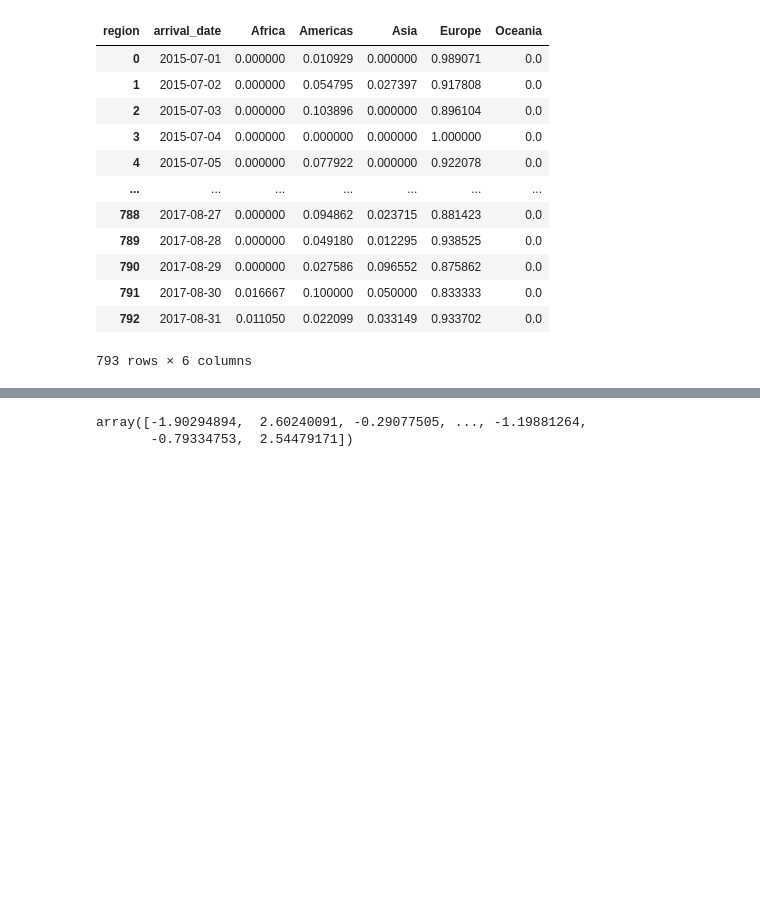
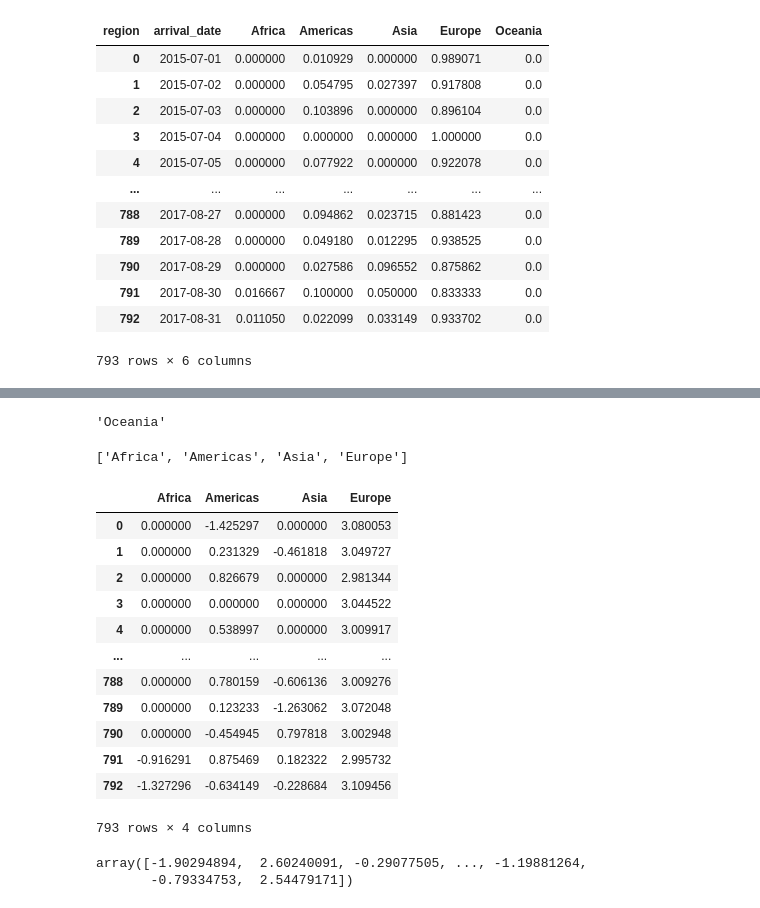
Before and after one commit to avisionh/analysis-structuralbreak, a Jupyter notebook: docs/content/features/01_01_datawrangle.ipynb, the cells around one changed output, grey strips where cells are left out. Saved outputs shown, nothing was run; the diff lists cells and outputs as text; code cells hidden in the pictures; blank space fills up the shorter version.

```diff
--- a/docs/content/features/01_01_datawrangle.ipynb
+++ b/docs/content/features/01_01_datawrangle.ipynb
@@ -30,20 +30,27 @@ InteractiveShell.ast_node_interactivity = "all"
 
 # put in a python script
 # create custom additive log-ratio function
-def func_alr(mat, div):
+def func_alr(mat, div, col_names):
 
     # check to see division can happen /log(0)
 
-    # take vectors from input `mat` excluding `div`
-    numerator = mat.drop(div, axis = 1)
+    # take vectors from input array `mat`, excluding column index, `div`
+    numerator = np.delete(arr = mat, obj = div, axis = 1)
     # take vector for `div`
-    denominator = mat[div]
+    denominator = mat[:, div]
 
     # take logs - should find way to call a package within a function
     lnum = np.log(numerator)
     lden = np.log(denominator)
 
-    return (lnum - lden).squeeze()
+    # subtract 'div' vector from every 'column' in matrix, 'mat'
+    # https://stackoverflow.com/questions/26333005/numpy-subtract-every-row-of-matrix-by-vector
+    output = (lnum.transpose() - lden).transpose()
+
+    # convert array output to dataframe
+    output = pd.DataFrame(data = output, columns = col_names)
+
+    return output
 # %%
 # pass in variable from other notebook
 %store -r data_hotel
@@ -268,11 +275,13 @@ data_pivot
 793 rows × 6 columns
 # %%
 x = data_pivot.loc[:, 'Africa':'Oceania']
+# store column names for later when re-creating dataframe
+col_names = list(x)
 x
 # apply multiplicative replacement strategy to replace 0s
-data_pivot.loc[:, 'Africa':'Oceania'] = multiplicative_replacement(x)
-data_pivot
-func_alr(x, div = 'Oceania')
+x = multiplicative_replacement(x)
+# note, returns an array
+x
 # %% [output]
 | region | Africa | Americas | Asia | Europe | Oceania |
 | 0 | 0.000000 | 0.010929 | 0.000000 | 0.989071 | 0.0 |
@@ -316,2 +306,34 @@ func_alr(x, div = 'Oceania')
+# %%
+# get index of 'Oceania' column
+index_denominator = col_names.index('Oceania')
+# remove this index from list of column names
+col_names.pop(index_denominator)
+# %% [output]
+'Oceania'
+['Africa', 'Americas', 'Asia', 'Europe']
+# %%
+# get index of 'Oceania' column
+#index_denominator = col_names.index('Oceania')
+# remove this index from list of column names
+#col_names.pop(index_denominator)
+
+# divide by 'Oceania' column, which is 5th index
+func_alr(mat = x, div = index_denominator, col_names = col_names)
+
+#data_join['alr_guests'] = x
+# %% [output]
+|  | Africa | Americas | Asia | Europe |
+| 0 | 0.000000 | -1.425297 | 0.000000 | 3.080053 |
+| 1 | 0.000000 | 0.231329 | -0.461818 | 3.049727 |
+| 2 | 0.000000 | 0.826679 | 0.000000 | 2.981344 |
+| 3 | 0.000000 | 0.000000 | 0.000000 | 3.044522 |
+| 4 | 0.000000 | 0.538997 | 0.000000 | 3.009917 |
+| ... | ... | ... | ... | ... |
+| 788 | 0.000000 | 0.780159 | -0.606136 | 3.009276 |
+| 789 | 0.000000 | 0.123233 | -1.263062 | 3.072048 |
+| 790 | 0.000000 | -0.454945 | 0.797818 | 3.002948 |
+| 791 | -0.916291 | 0.875469 | 0.182322 | 2.995732 |
+| 792 | -1.327296 | -0.634149 | -0.228684 | 3.109456 |
+793 rows × 4 columns
 # %%
 # clr
```
Also changed, not shown: parts of 3 cells of this notebook.
